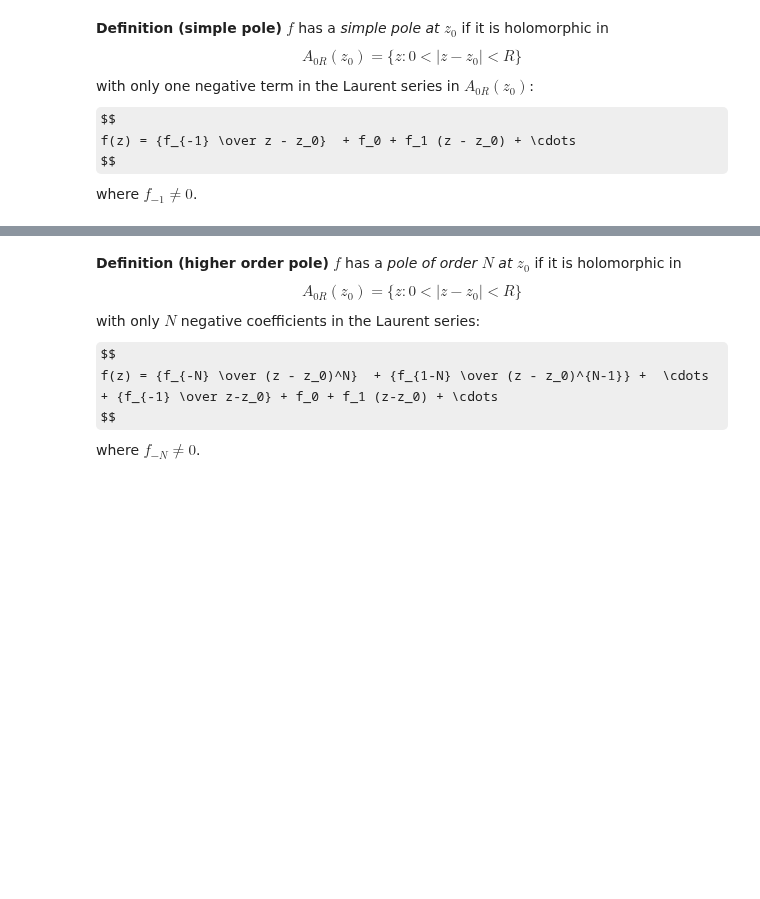
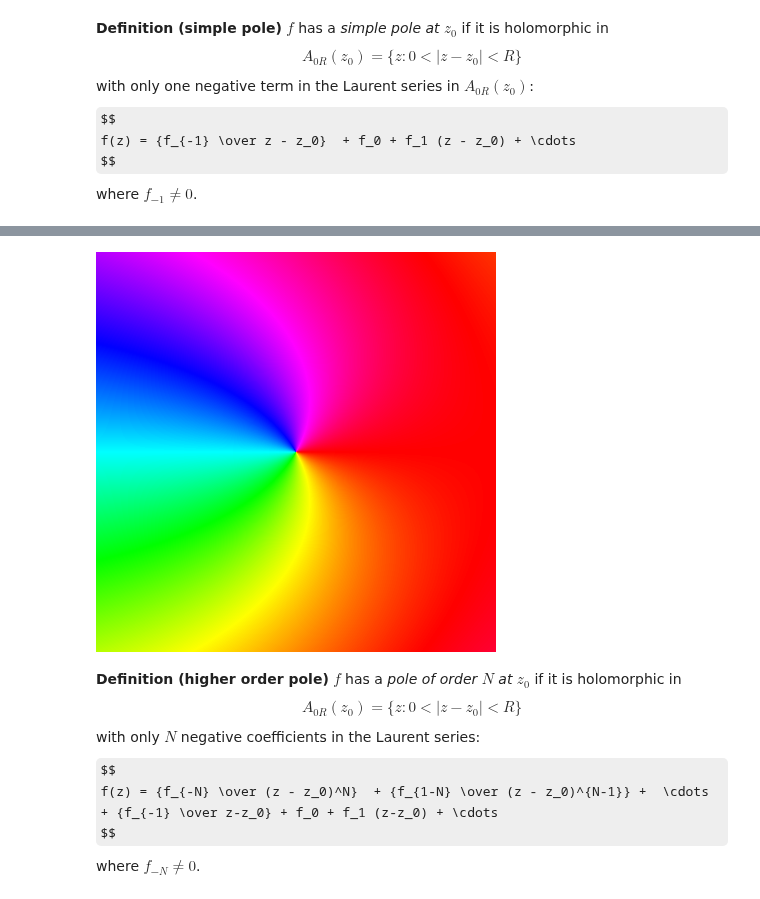
Before and after one commit to dlfivefifty/M3M6MethodsOfMathematicalPhysics, a Jupyter notebook: Lecture 5.ipynb, the cells around one changed output, grey strips where cells are left out. Saved outputs shown, nothing was run; the diff lists cells and outputs as text; code cells hidden in the pictures; some formulas as TeX source; blank space fills up the shorter version.

```diff
--- a/Lecture 5.ipynb
+++ b/Lecture 5.ipynb
@@ -139,3 +137,7 @@ phaseplot(z -> exp(z)/z , (-1,1), (-1,1))
+# %%
+portrait(-1..1, -1..1, z -> exp(z)/z)
+# %% [output]
+[figure, added]
 # %% [markdown]
 **Definition (higher order pole)** $f$ has a  _pole of order $N$ at_ ${z_0}$ if it is holomorphic in
 $$
```
Also changed, not shown: parts of 24 cells of this notebook, 1 other file.
